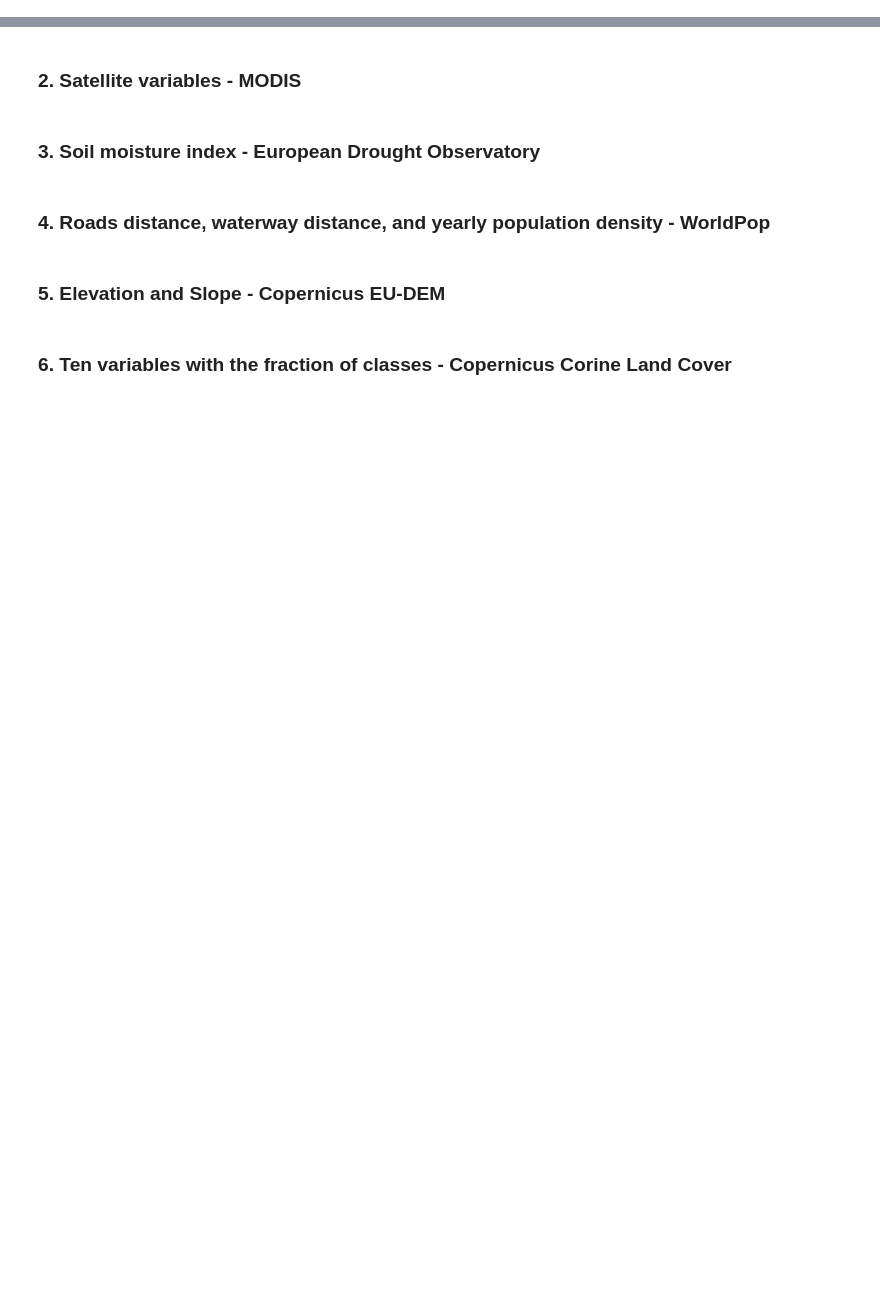
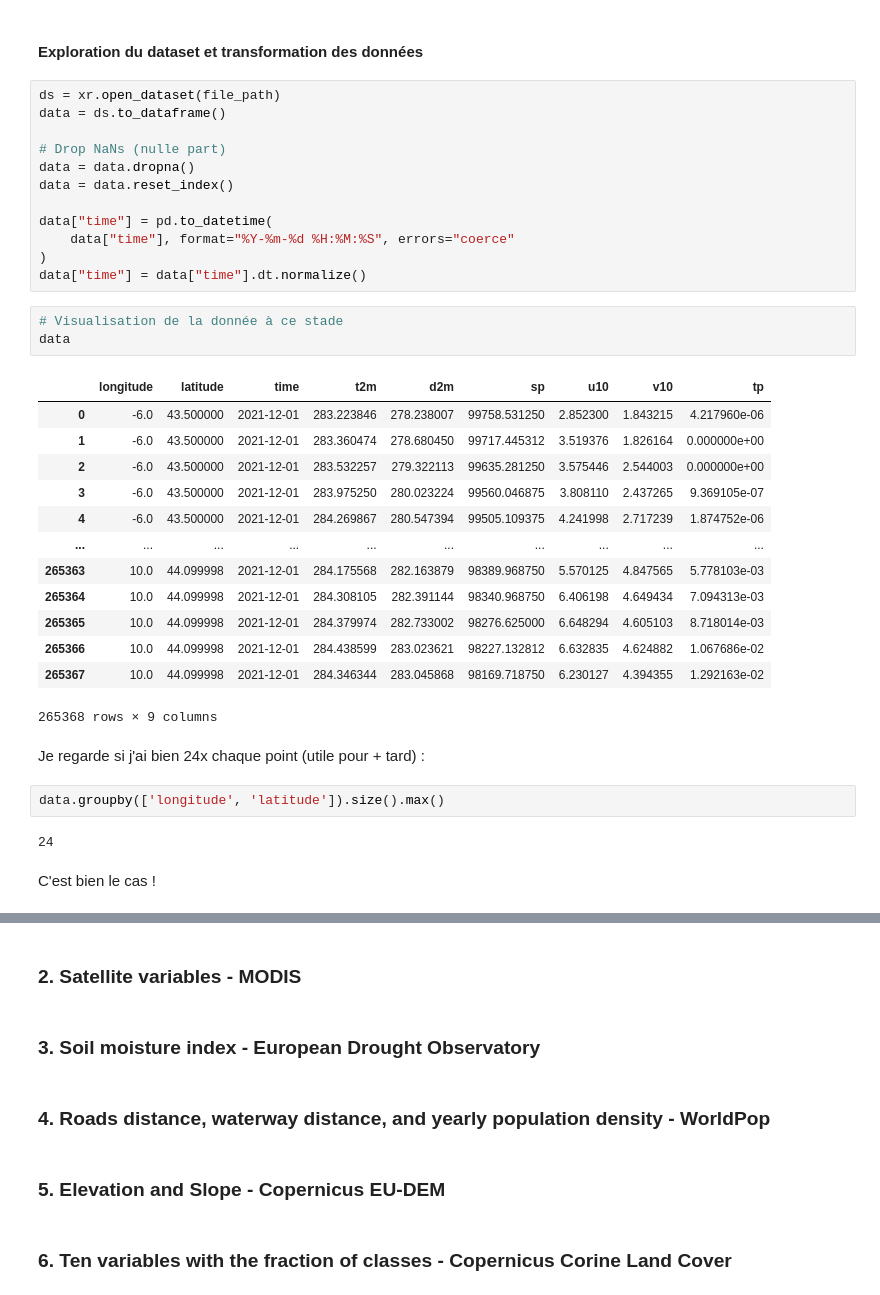
Before and after one commit to pyronear/pyro-risks, a Jupyter notebook: pyro_risks/notebooks/requetes_apis.ipynb, the cells around one changed output, grey strips where cells are left out. Drawn from its saved outputs; the diff is of its cells as text; blank space fills up the shorter version.

```diff
--- a/pyro_risks/notebooks/requetes_apis.ipynb
+++ b/pyro_risks/notebooks/requetes_apis.ipynb
@@ -95,0 +164,39 @@ NameError: name 'cfg' is not defined
+# %% [markdown]
+#### Exploration du dataset et transformation des données
+# %%
+ds = xr.open_dataset(file_path)
+data = ds.to_dataframe()
+
+# Drop NaNs (nulle part)
+data = data.dropna()
+data = data.reset_index()
+
+data["time"] = pd.to_datetime(
+    data["time"], format="%Y-%m-%d %H:%M:%S", errors="coerce"
+)
+data["time"] = data["time"].dt.normalize()
+# %%
+# Visualisation de la donnée à ce stade
+data
+# %% [output]
+|  | longitude | latitude | time | t2m | d2m | sp | u10 | v10 | tp |
+| 0 | -6.0 | 43.500000 | 2021-12-01 | 283.223846 | 278.238007 | 99758.531250 | 2.852300 | 1.843215 | 4.217960e-06 |
+| 1 | -6.0 | 43.500000 | 2021-12-01 | 283.360474 | 278.680450 | 99717.445312 | 3.519376 | 1.826164 | 0.000000e+00 |
+| 2 | -6.0 | 43.500000 | 2021-12-01 | 283.532257 | 279.322113 | 99635.281250 | 3.575446 | 2.544003 | 0.000000e+00 |
+| 3 | -6.0 | 43.500000 | 2021-12-01 | 283.975250 | 280.023224 | 99560.046875 | 3.808110 | 2.437265 | 9.369105e-07 |
+| 4 | -6.0 | 43.500000 | 2021-12-01 | 284.269867 | 280.547394 | 99505.109375 | 4.241998 | 2.717239 | 1.874752e-06 |
+| ... | ... | ... | ... | ... | ... | ... | ... | ... | ... |
+| 265363 | 10.0 | 44.099998 | 2021-12-01 | 284.175568 | 282.163879 | 98389.968750 | 5.570125 | 4.847565 | 5.778103e-03 |
+| 265364 | 10.0 | 44.099998 | 2021-12-01 | 284.308105 | 282.391144 | 98340.968750 | 6.406198 | 4.649434 | 7.094313e-03 |
+| 265365 | 10.0 | 44.099998 | 2021-12-01 | 284.379974 | 282.733002 | 98276.625000 | 6.648294 | 4.605103 | 8.718014e-03 |
+| 265366 | 10.0 | 44.099998 | 2021-12-01 | 284.438599 | 283.023621 | 98227.132812 | 6.632835 | 4.624882 | 1.067686e-02 |
+| 265367 | 10.0 | 44.099998 | 2021-12-01 | 284.346344 | 283.045868 | 98169.718750 | 6.230127 | 4.394355 | 1.292163e-02 |
+265368 rows × 9 columns
+# %% [markdown]
+Je regarde si j'ai bien 24x chaque point (utile pour + tard) :
+# %%
+data.groupby(['longitude', 'latitude']).size().max()
+# %% [output]
+24
+# %% [markdown]
+C'est bien le cas !
```
Also changed, not shown: parts of 15 cells of this notebook.
